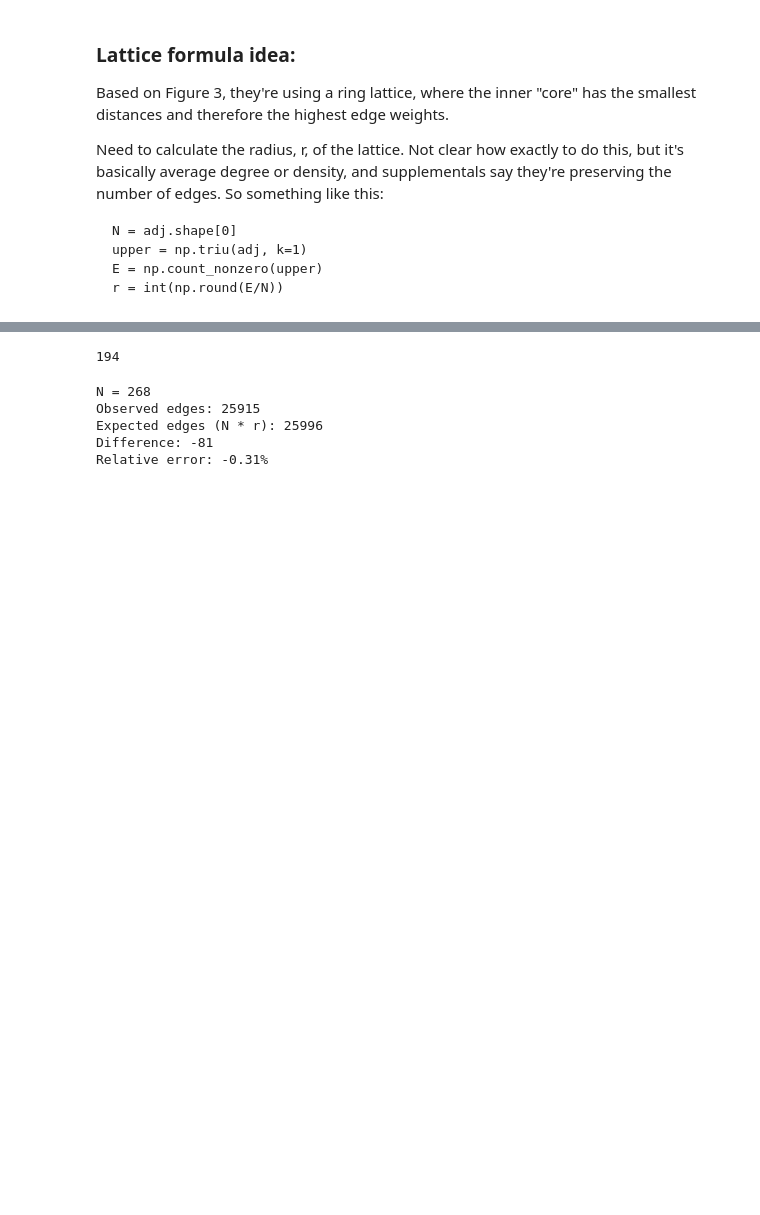
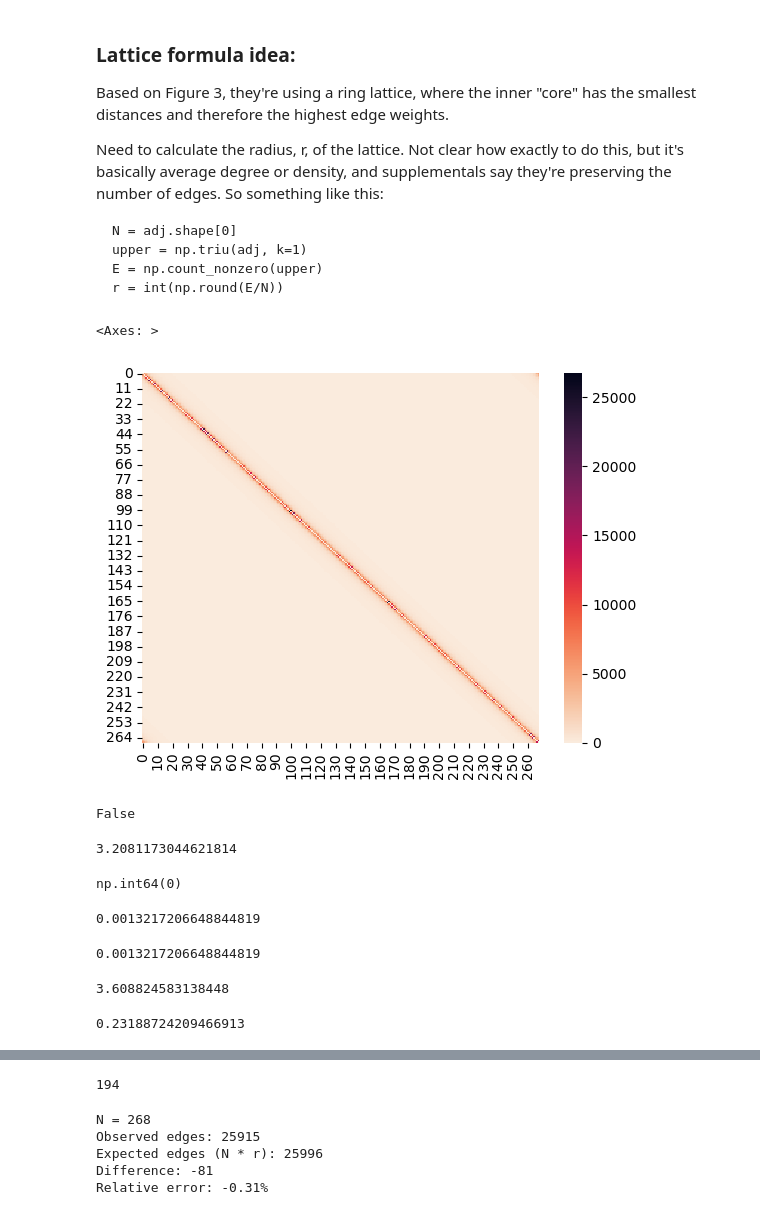
Before and after one commit to i-levy/network-science-final, a Jupyter notebook: testing_v5.ipynb, the cells around one changed output, grey strips where cells are left out. Drawn from its saved outputs; the diff is of its cells as text; code cells hidden in the pictures; blank space fills up the shorter version.

```diff
--- a/testing_v5.ipynb
+++ b/testing_v5.ipynb
@@ -127,0 +246,8 @@ def make_lattice_null(adj):
+# %%
+latt1 = regular_matrix_generator(sc)
+latt2 = regular_matrix_generator(sc)
+# %%
+sns.heatmap(latt1, cmap='rocket_r')
+# %% [output]
+<Axes: >
+[figure, added]
@@ -127,0 +292,48 @@ def make_lattice_null(adj):
+# %%
+t = threshold_proportional(fc, 0.20)
+nx.is_connected(nx.Graph(t))
+# %% [output]
+False
+# %%
+adj = t.copy()
+N = adj.shape[0]
+with np.errstate(divide='ignore'):
+        dist = np.where(adj > 0, 1.0 / adj, np.inf)
+np.fill_diagonal(dist, 0.0)
+#G = nx.Graph(dist)
+#paths = nx.all_shortest_paths(G)
+paths = shortest_path(dist, method='auto', directed=False)
+for i in range(N):
+    for j in range(N):
+        if i != j:
+            if np.isinf(paths[i, j]):
+                paths[i, j] = 0
+L = paths.sum() / (N * (N - 1))
+print(L)
+# %% [output]
+3.2081173044621814
+# %%
+np.isnan(paths).sum()
+# %% [output]
+np.int64(0)
+# %%
+adj = sc.copy()
+N = adj.shape[0]
+#G = nx.Graph(adj)
+"""
+if not nx.is_connected(G):
+    largest_cc = max(nx.connected_components(G), key=len)
+    G0 = G.subgraph(largest_cc)
+    adj = nx.adjacency_matrix(G0).toarray()
+"""
+with np.errstate(divide='ignore'):
+        dist = np.where(adj > 0, 1.0 / adj, 0)
+G = nx.Graph(dist)
+paths = nx.average_shortest_path_length(G, weight='weight')
+print(paths)
+# %% [output]
+0.0013217206648844819
+# %%
+paths
+# %% [output]
+0.0013217206648844819
@@ -127,0 +342,10 @@ def make_lattice_null(adj):
+# %%
+l = characteristic_path_length(t)
+print(l)
+# %% [output]
+3.608824583138448
+# %%
+c = clustering_coefficient_bct(fc)
+print(c)
+# %% [output]
+0.23188724209466913
```
Also changed, not shown: parts of 10 cells of this notebook, 6 other files.
